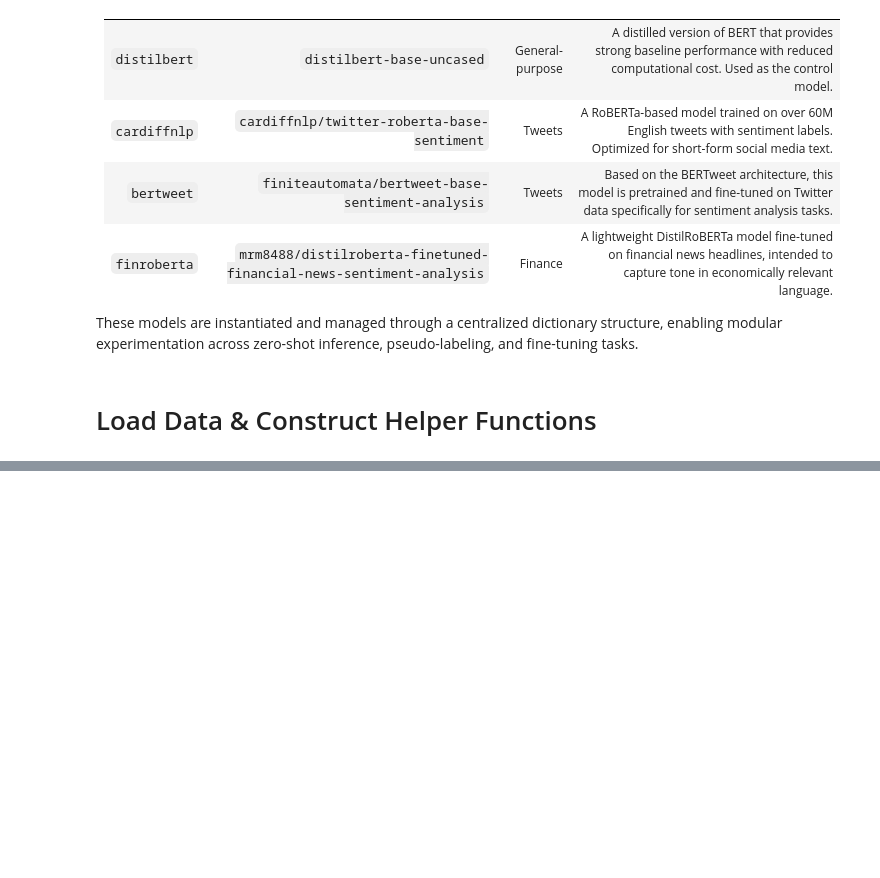
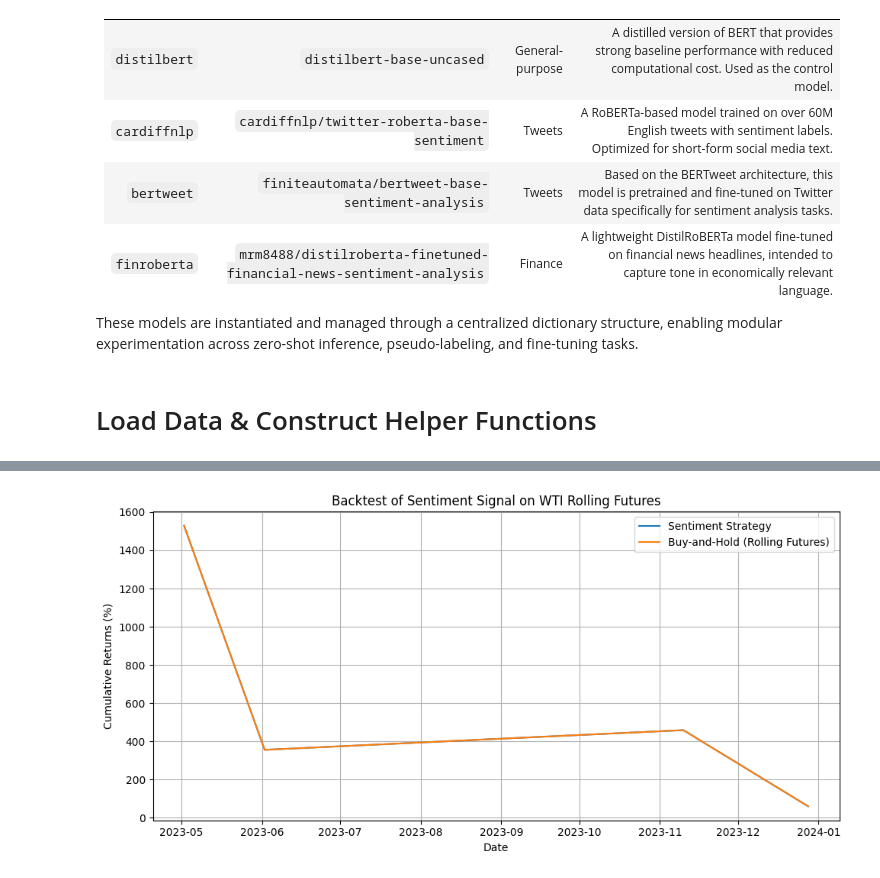
Before and after one commit to markbogorad/Fintext_NLP, a Jupyter notebook: OOTT/OOTT.ipynb, the cells around one changed output, grey strips where cells are left out. Cells and saved outputs as stored; diff of their text form; code cells hidden in the pictures; blank space fills up the shorter version.

```diff
--- a/OOTT/OOTT.ipynb
+++ b/OOTT/OOTT.ipynb
@@ -228,0 +495,53 @@ TypeError: 'NoneType' object is not callable
+# %%
+# Reload and clean
+url = "https://raw.githubusercontent.com/markbogorad/Fintext_NLP/main/OOTT/WTI_roll.csv"
+wti = pd.read_csv(url)
+
+# Normalize column names
+wti.columns = [col.strip().lower().replace(" ", "_") for col in wti.columns]
+
+# Now 'rolling_futures' should be available
+wti = wti[["date", "rolling_futures"]].copy()
+wti = wti.rename(columns={"rolling_futures": "price"})
+
+# Clean formatting
+wti["price"] = (
+    wti["price"]
+    .astype(str)
+    .str.replace(r"[\$,()]", "", regex=True)
+    .str.strip()
+)
+
+# Convert to numeric
+wti["price"] = pd.to_numeric(wti["price"], errors="coerce")
+wti["date"] = pd.to_datetime(wti["date"], errors="coerce")
+wti = wti.dropna(subset=["price", "date"])
+
+# Compute returns
+wti["returns"] = wti["price"].pct_change()
+wti = wti.dropna()
+
+# Align and merge with signal_df
+signal_df["date"] = pd.to_datetime(signal_df["date"])
+start_date = signal_df["date"].min()
+end_date = signal_df["date"].max()
+wti = wti[(wti["date"] >= start_date) & (wti["date"] <= end_date)]
+
+merged = pd.merge(signal_df, wti, on="date", how="inner")
+merged["strategy_returns"] = merged["signal"] * merged["returns"]
+merged["cumulative_strategy"] = (1 + merged["strategy_returns"]).cumprod()
+merged["cumulative_buy_hold"] = (1 + merged["returns"]).cumprod()
+
+# Plot
+plt.figure(figsize=(10, 5))
+plt.plot(merged["date"], (merged["cumulative_strategy"] - 1) * 100, label="Sentiment Strategy")
+plt.plot(merged["date"], (merged["cumulative_buy_hold"] - 1) * 100, label="Buy-and-Hold (Rolling Futures)")
+plt.title("Backtest of Sentiment Signal on WTI Rolling Futures")
+plt.xlabel("Date")
+plt.ylabel("Cumulative Returns (%)")
+plt.legend()
+plt.grid(True)
+plt.tight_layout()
+plt.show()
+# %% [output]
+[figure, added]
```
Also changed, not shown: parts of 19 cells of this notebook.
